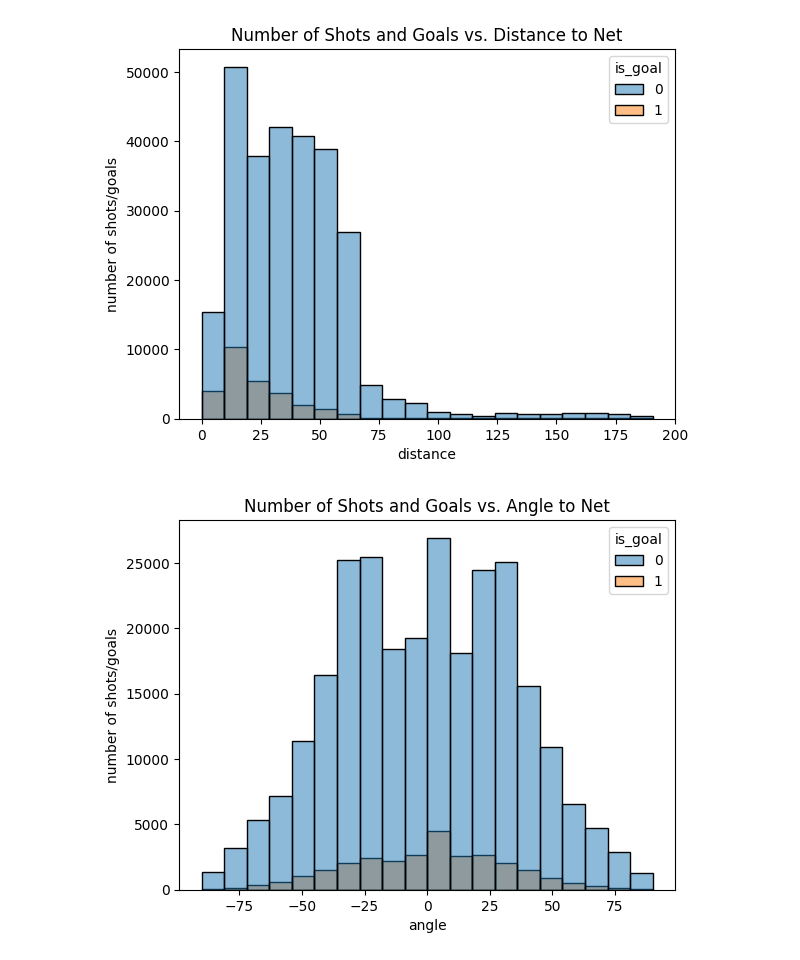
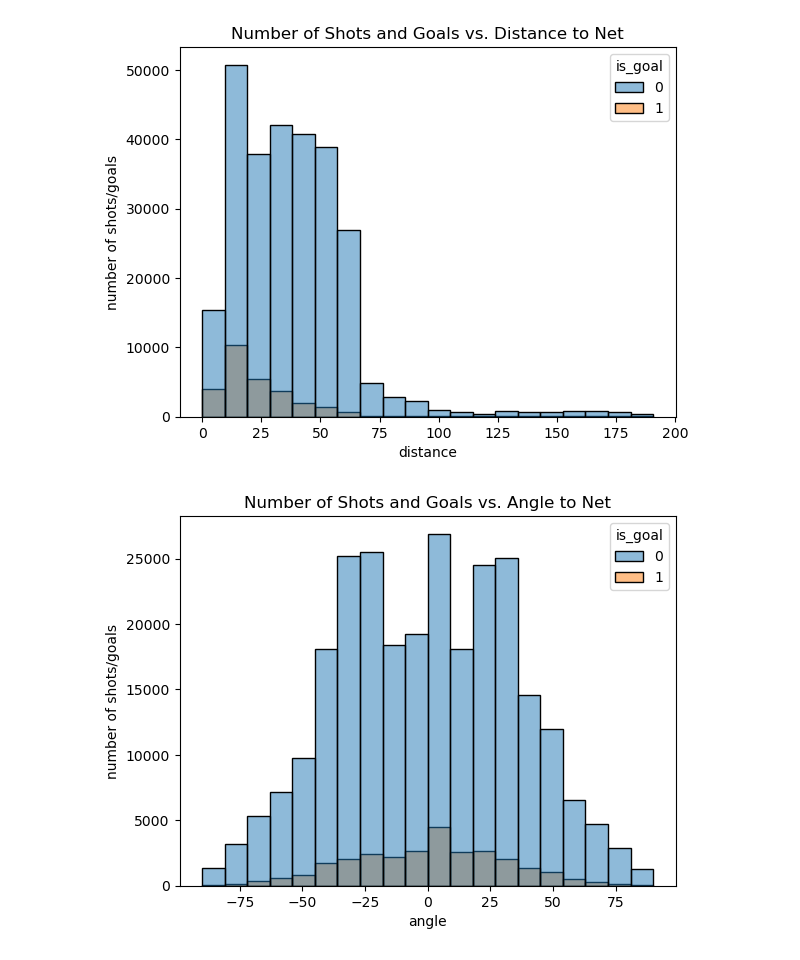
Before and after one commit to Jay-D13/IFT6758-A5-NHL, a Jupyter notebook: notebooks/Milestone2/2 - Features.ipynb, the cells around one changed output. Cells and saved outputs as stored; diff of their text form; code cells hidden in the pictures.

```diff
--- a/notebooks/Milestone2/2 - Features.ipynb
+++ b/notebooks/Milestone2/2 - Features.ipynb
@@ -58,0 +43,3 @@ w.TrainValSets(2016,2020)
+# %%
+df = w.features_1(2016,2020)
+df
@@ -109,15 +125,15 @@ plt.show()
 # %% [output]
 [figure]
 # %%
-ax2 = sns.histplot(data = w.TrainValSets, x = 'distance', bins = 20, hue = 'is_goal')
+ax2 = sns.histplot(data = df, x = 'distance', bins = 20, hue = 'is_goal')
 ax2.set(title='Number of Shots and Goals vs. Distance to Net',xlabel = 'distance', ylabel='number of shots/goals')
 plt.show()
 # %% [output]
-[figure, old version]
+[figure, new version]
 # %%
-ax3 = sns.histplot(data = w.TrainValSets, x = 'angle', bins = 20, hue = 'is_goal')
+ax3 = sns.histplot(data = df, x = 'angle', bins = 20, hue = 'is_goal')
 ax3.set(title='Number of Shots and Goals vs. Angle to Net',xlabel = 'angle', ylabel='number of shots/goals')
 plt.show()
 # %% [output]
-[figure, old version]
+[figure, new version]
 # %%
```
Also changed, not shown: parts of 25 cells of this notebook, 4 other files.
